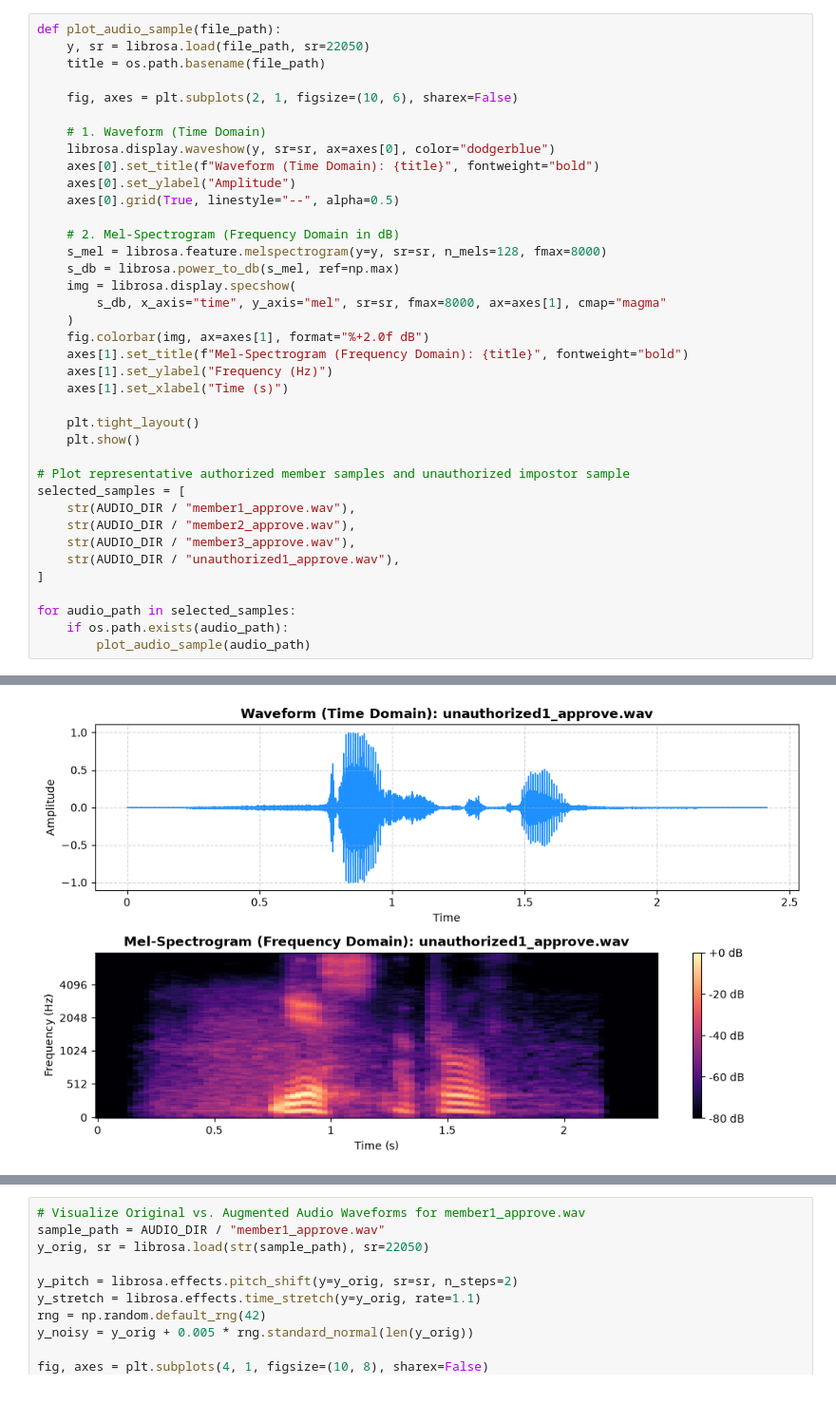
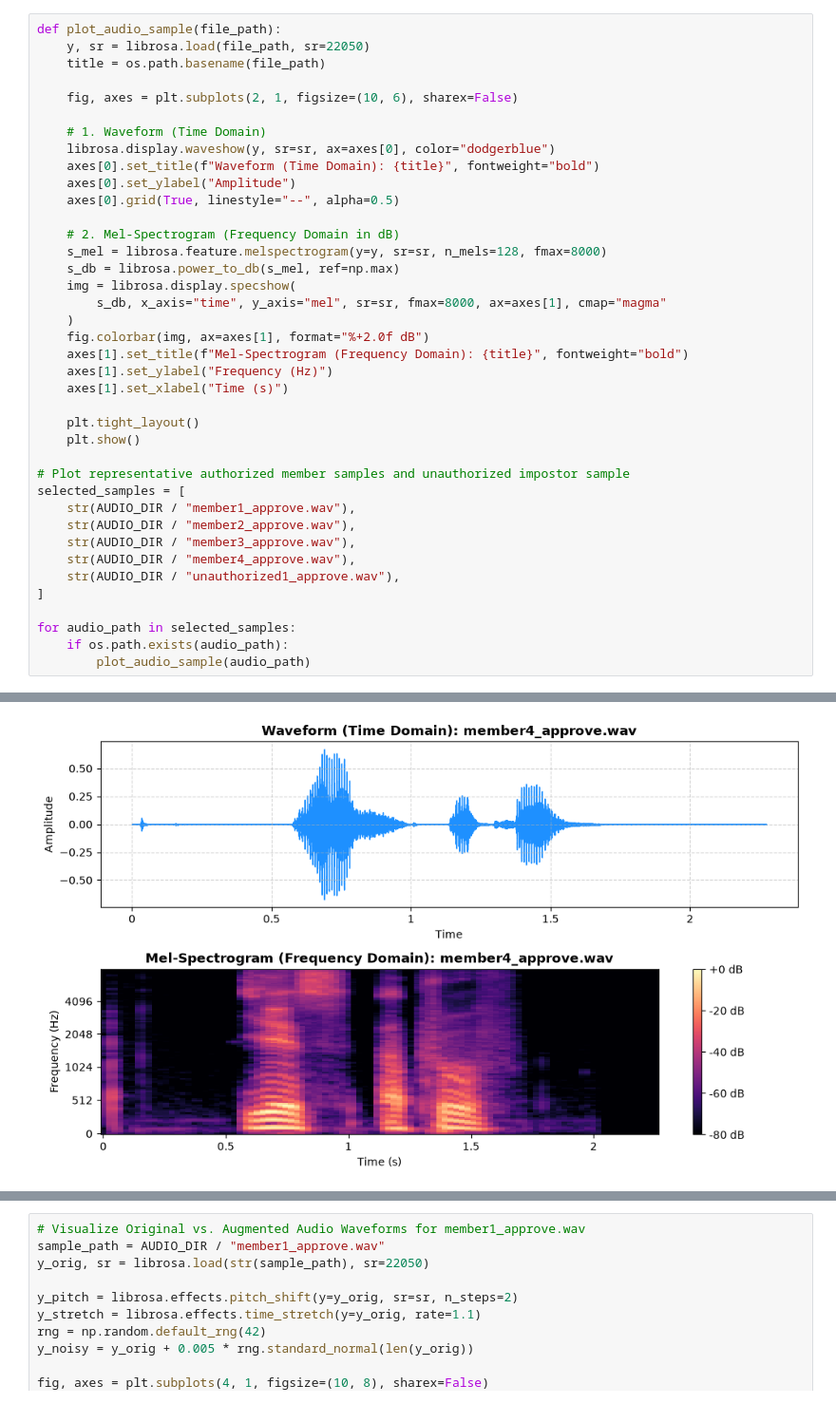
Before and after one commit to Esther-Mahoro04/multimodal-auth-recommender, a Jupyter notebook: notebooks/02_audio_eda.ipynb, the cells around one changed output, grey strips where cells are left out. Shown at 95% size. Saved outputs shown, nothing was run; the diff lists cells and outputs as text.

Commit message:
feat(eda): update audio features CSV and EDA notebook with all 4 members

```diff
--- a/notebooks/02_audio_eda.ipynb
+++ b/notebooks/02_audio_eda.ipynb
@@ -83,31 +86,32 @@ def plot_audio_sample(file_path):
 
     # 2. Mel-Spectrogram (Frequency Domain in dB)
     s_mel = librosa.feature.melspectrogram(y=y, sr=sr, n_mels=128, fmax=8000)
     s_db = librosa.power_to_db(s_mel, ref=np.max)
     img = librosa.display.specshow(
         s_db, x_axis="time", y_axis="mel", sr=sr, fmax=8000, ax=axes[1], cmap="magma"
     )
     fig.colorbar(img, ax=axes[1], format="%+2.0f dB")
     axes[1].set_title(f"Mel-Spectrogram (Frequency Domain): {title}", fontweight="bold")
     axes[1].set_ylabel("Frequency (Hz)")
     axes[1].set_xlabel("Time (s)")
 
     plt.tight_layout()
     plt.show()
 
 # Plot representative authorized member samples and unauthorized impostor sample
 selected_samples = [
     str(AUDIO_DIR / "member1_approve.wav"),
     str(AUDIO_DIR / "member2_approve.wav"),
     str(AUDIO_DIR / "member3_approve.wav"),
+    str(AUDIO_DIR / "member4_approve.wav"),
     str(AUDIO_DIR / "unauthorized1_approve.wav"),
 ]
 
 for audio_path in selected_samples:
     if os.path.exists(audio_path):
         plot_audio_sample(audio_path)
 # %% [output]
 [figure]
 [figure]
 [figure]
-[figure, old version]
+[figure, new version]
```
Also changed, not shown: parts of 5 cells of this notebook, 1 other file.
